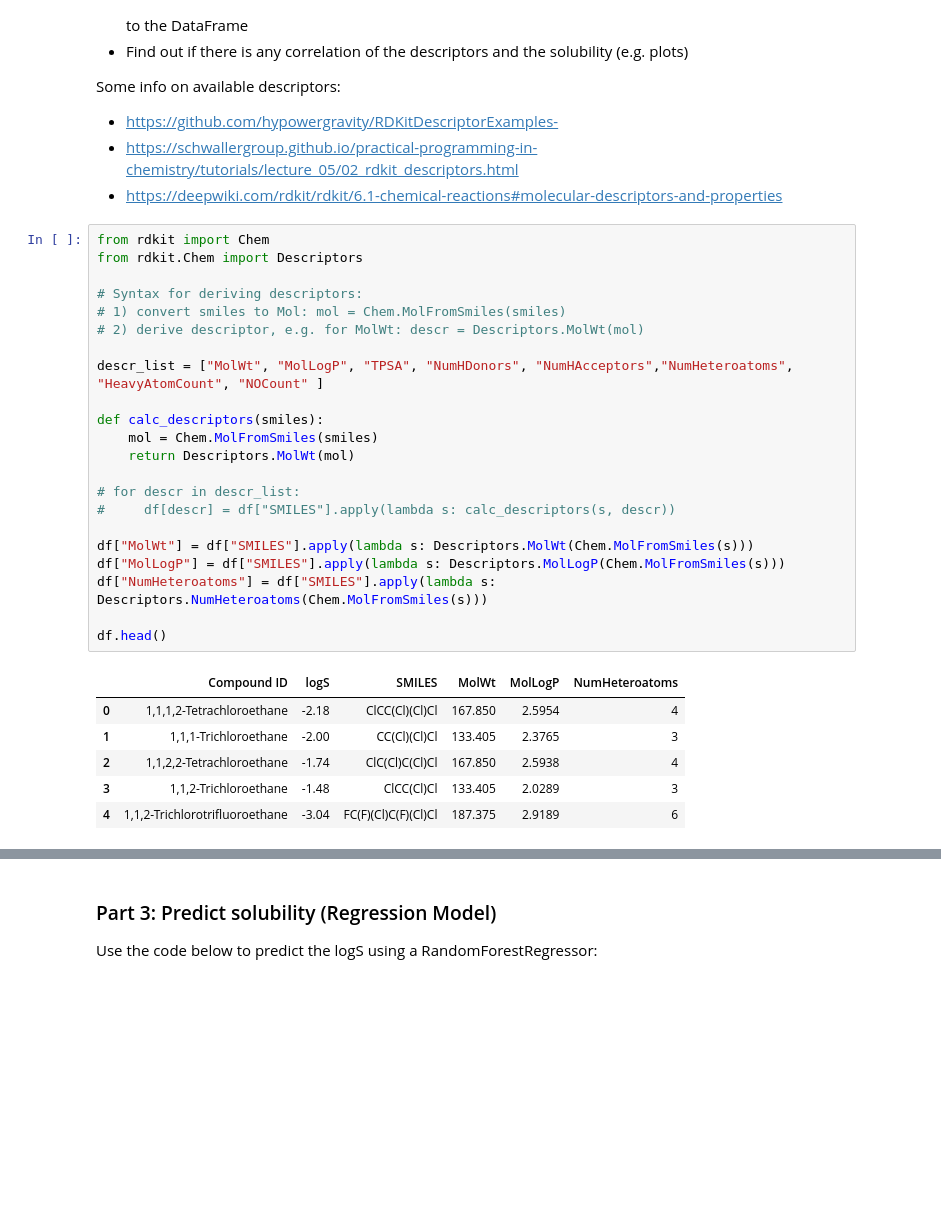
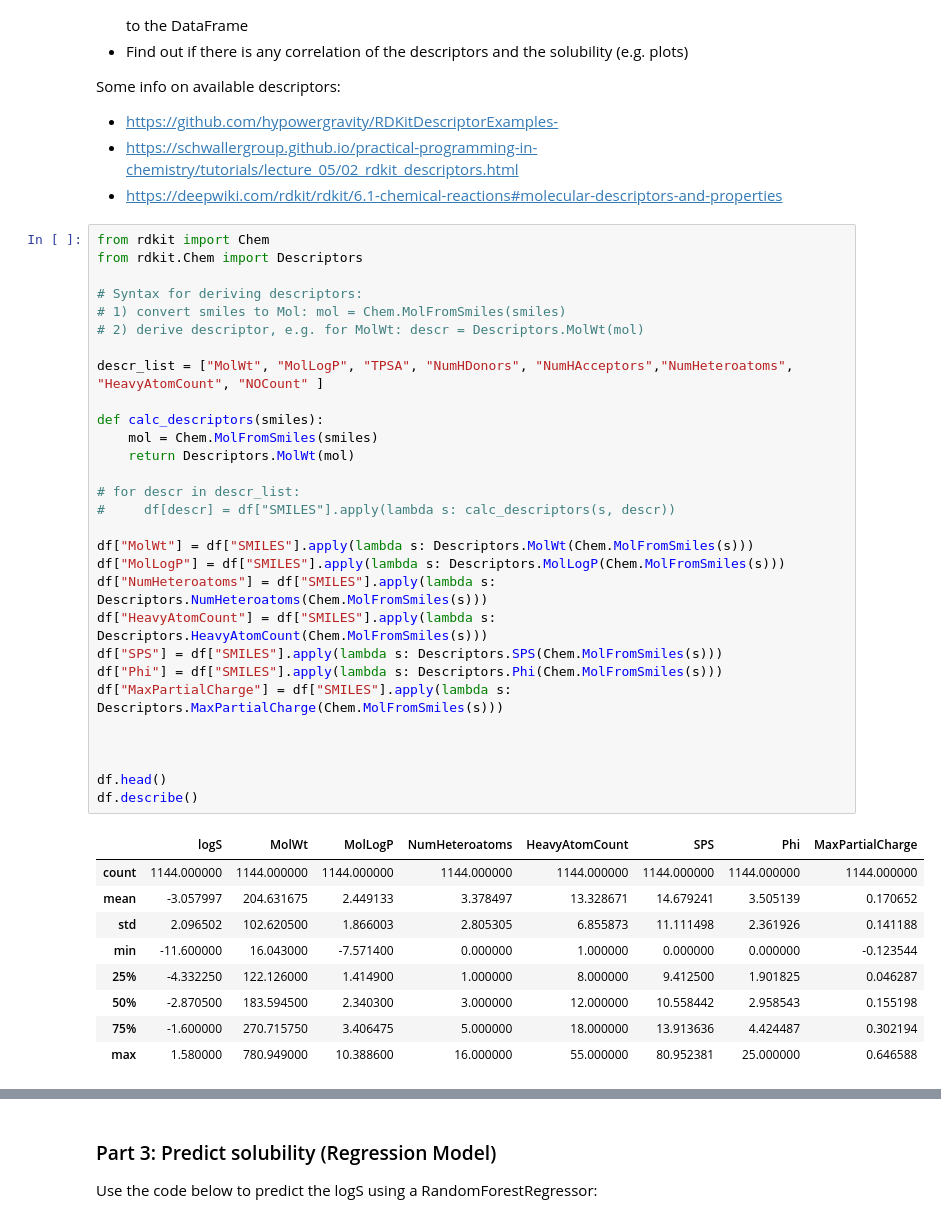
Before and after one commit to DSoeldi/DSA103, a Jupyter notebook: LifeScienceData/lecture13/RDKIt_Workshop.ipynb, the cells around one changed output, grey strips where cells are left out. Drawn from its saved outputs; the diff is of its cells as text; blank space fills up the shorter version.

```diff
--- a/LifeScienceData/lecture13/RDKIt_Workshop.ipynb
+++ b/LifeScienceData/lecture13/RDKIt_Workshop.ipynb
@@ -83,29 +83,39 @@ Some info on available descriptors:
 # %%
 from rdkit import Chem
 from rdkit.Chem import Descriptors
 
 # Syntax for deriving descriptors:
 # 1) convert smiles to Mol: mol = Chem.MolFromSmiles(smiles)
 # 2) derive descriptor, e.g. for MolWt: descr = Descriptors.MolWt(mol)
 
 descr_list = ["MolWt", "MolLogP", "TPSA", "NumHDonors", "NumHAcceptors","NumHeteroatoms", "HeavyAtomCount", "NOCount" ]
 
 def calc_descriptors(smiles):
     mol = Chem.MolFromSmiles(smiles)
     return Descriptors.MolWt(mol)
 
 # for descr in descr_list:
 #     df[descr] = df["SMILES"].apply(lambda s: calc_descriptors(s, descr))
 
 df["MolWt"] = df["SMILES"].apply(lambda s: Descriptors.MolWt(Chem.MolFromSmiles(s)))
 df["MolLogP"] = df["SMILES"].apply(lambda s: Descriptors.MolLogP(Chem.MolFromSmiles(s)))
 df["NumHeteroatoms"] = df["SMILES"].apply(lambda s: Descriptors.NumHeteroatoms(Chem.MolFromSmiles(s)))
+df["HeavyAtomCount"] = df["SMILES"].apply(lambda s: Descriptors.HeavyAtomCount(Chem.MolFromSmiles(s)))
+df["SPS"] = df["SMILES"].apply(lambda s: Descriptors.SPS(Chem.MolFromSmiles(s)))
+df["Phi"] = df["SMILES"].apply(lambda s: Descriptors.Phi(Chem.MolFromSmiles(s)))
+df["MaxPartialCharge"] = df["SMILES"].apply(lambda s: Descriptors.MaxPartialCharge(Chem.MolFromSmiles(s)))
+
+
 
 df.head()
+df.describe()
 # %% [output]
-|  | Compound ID | logS | SMILES | MolWt | MolLogP | NumHeteroatoms |
-| 0 | 1,1,1,2-Tetrachloroethane | -2.18 | ClCC(Cl)(Cl)Cl | 167.850 | 2.5954 | 4 |
-| 1 | 1,1,1-Trichloroethane | -2.00 | CC(Cl)(Cl)Cl | 133.405 | 2.3765 | 3 |
-| 2 | 1,1,2,2-Tetrachloroethane | -1.74 | ClC(Cl)C(Cl)Cl | 167.850 | 2.5938 | 4 |
-| 3 | 1,1,2-Trichloroethane | -1.48 | ClCC(Cl)Cl | 133.405 | 2.0289 | 3 |
-| 4 | 1,1,2-Trichlorotrifluoroethane | -3.04 | FC(F)(Cl)C(F)(Cl)Cl | 187.375 | 2.9189 | 6 |
+|  | logS | MolWt | MolLogP | NumHeteroatoms | HeavyAtomCount | SPS | Phi | MaxPartialCharge |
+| count | 1144.000000 | 1144.000000 | 1144.000000 | 1144.000000 | 1144.000000 | 1144.000000 | 1144.000000 | 1144.000000 |
+| mean | -3.057997 | 204.631675 | 2.449133 | 3.378497 | 13.328671 | 14.679241 | 3.505139 | 0.170652 |
+| std | 2.096502 | 102.620500 | 1.866003 | 2.805305 | 6.855873 | 11.111498 | 2.361926 | 0.141188 |
+| min | -11.600000 | 16.043000 | -7.571400 | 0.000000 | 1.000000 | 0.000000 | 0.000000 | -0.123544 |
+| 25% | -4.332250 | 122.126000 | 1.414900 | 1.000000 | 8.000000 | 9.412500 | 1.901825 | 0.046287 |
+| 50% | -2.870500 | 183.594500 | 2.340300 | 3.000000 | 12.000000 | 10.558442 | 2.958543 | 0.155198 |
+| 75% | -1.600000 | 270.715750 | 3.406475 | 5.000000 | 18.000000 | 13.913636 | 4.424487 | 0.302194 |
+| max | 1.580000 | 780.949000 | 10.388600 | 16.000000 | 55.000000 | 80.952381 | 25.000000 | 0.646588 |
```
Also changed, not shown: parts of 13 cells of this notebook.
